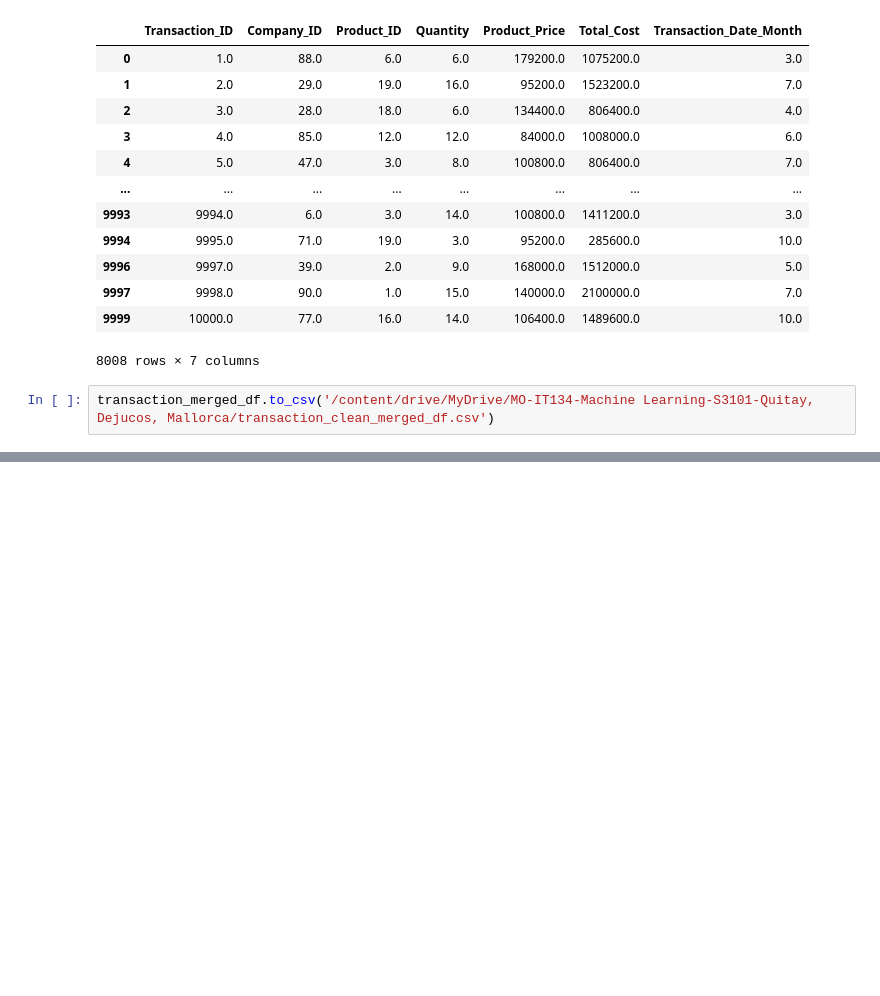
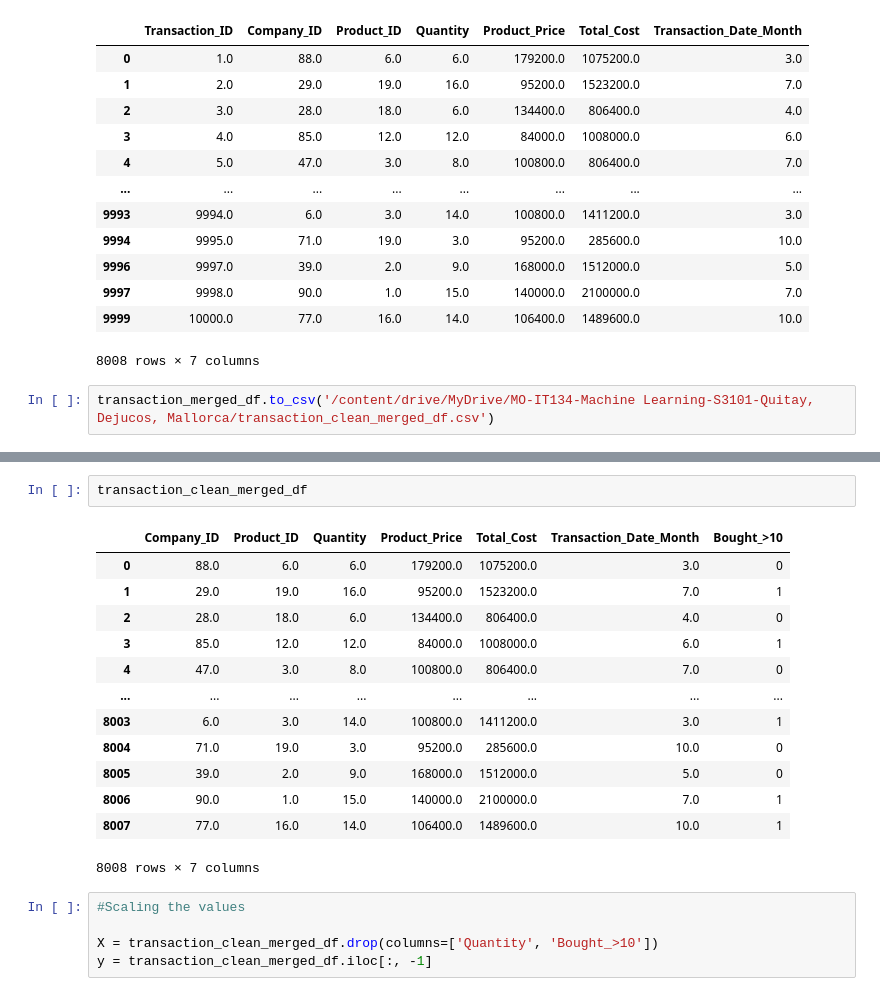
Before and after one commit to zephyrstorm123/MO-IT134-MachineLearning, a Jupyter notebook: Milestone_1_Machine_Learning.ipynb, the cells around one changed output, grey strips where cells are left out. Drawn from its saved outputs; the diff is of its cells as text; blank space fills up the shorter version.

```diff
--- a/Milestone_1_Machine_Learning.ipynb
+++ b/Milestone_1_Machine_Learning.ipynb
@@ -762,0 +841,21 @@ transaction_merged_df.to_csv('/content/drive/MyDrive/MO-IT134-Machine Learning-S
+# %%
+transaction_clean_merged_df
+# %% [output]
+|  | Company_ID | Product_ID | Quantity | Product_Price | Total_Cost | Transaction_Date_Month | Bought_>10 |
+| 0 | 88.0 | 6.0 | 6.0 | 179200.0 | 1075200.0 | 3.0 | 0 |
+| 1 | 29.0 | 19.0 | 16.0 | 95200.0 | 1523200.0 | 7.0 | 1 |
+| 2 | 28.0 | 18.0 | 6.0 | 134400.0 | 806400.0 | 4.0 | 0 |
+| 3 | 85.0 | 12.0 | 12.0 | 84000.0 | 1008000.0 | 6.0 | 1 |
+| 4 | 47.0 | 3.0 | 8.0 | 100800.0 | 806400.0 | 7.0 | 0 |
+| ... | ... | ... | ... | ... | ... | ... | ... |
+| 8003 | 6.0 | 3.0 | 14.0 | 100800.0 | 1411200.0 | 3.0 | 1 |
+| 8004 | 71.0 | 19.0 | 3.0 | 95200.0 | 285600.0 | 10.0 | 0 |
+| 8005 | 39.0 | 2.0 | 9.0 | 168000.0 | 1512000.0 | 5.0 | 0 |
+| 8006 | 90.0 | 1.0 | 15.0 | 140000.0 | 2100000.0 | 7.0 | 1 |
+| 8007 | 77.0 | 16.0 | 14.0 | 106400.0 | 1489600.0 | 10.0 | 1 |
+8008 rows × 7 columns
+# %%
+#Scaling the values
+
+X = transaction_clean_merged_df.drop(columns=['Quantity', 'Bought_>10'])
+y = transaction_clean_merged_df.iloc[:, -1]
```
Also changed, not shown: parts of 25 cells of this notebook.
